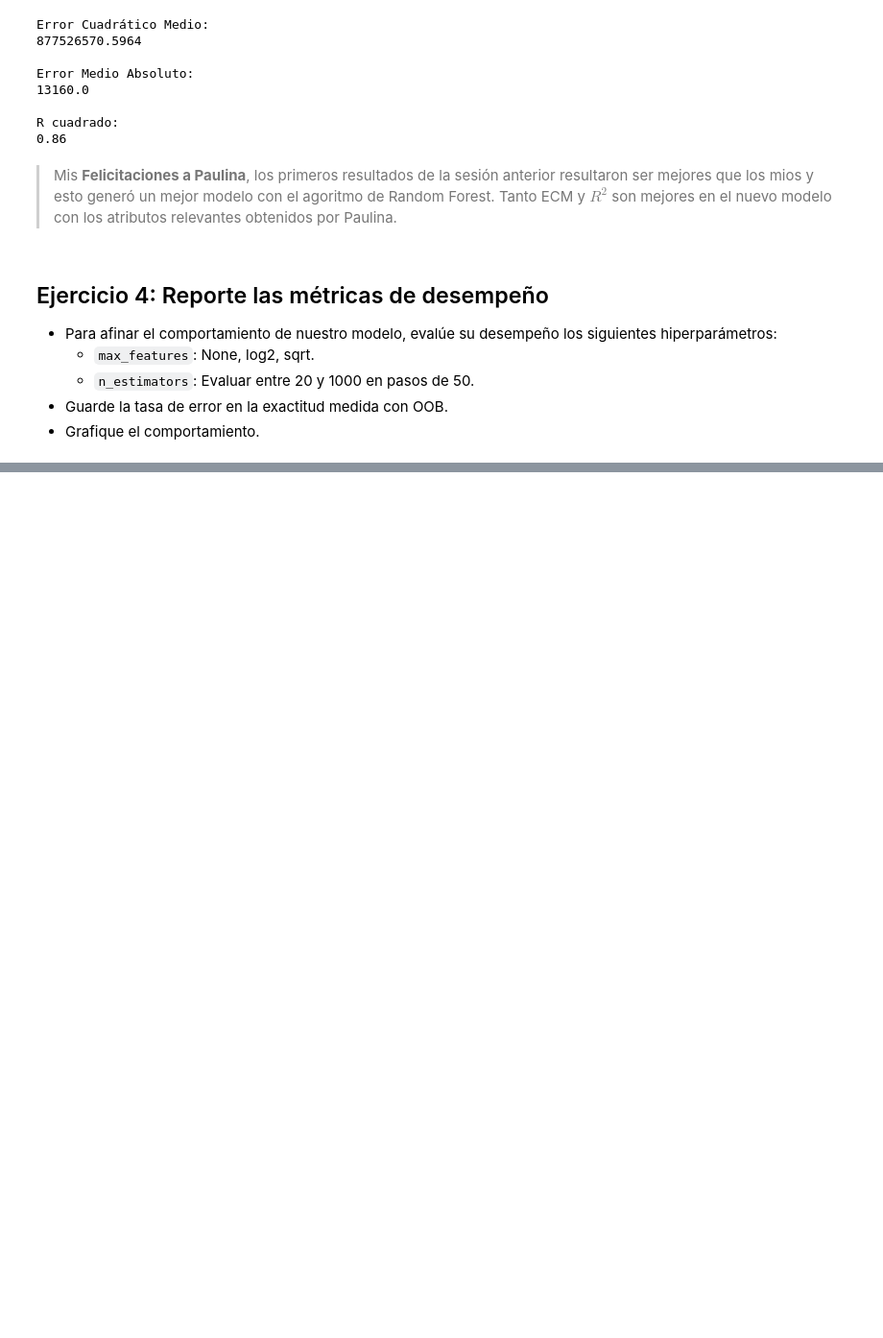
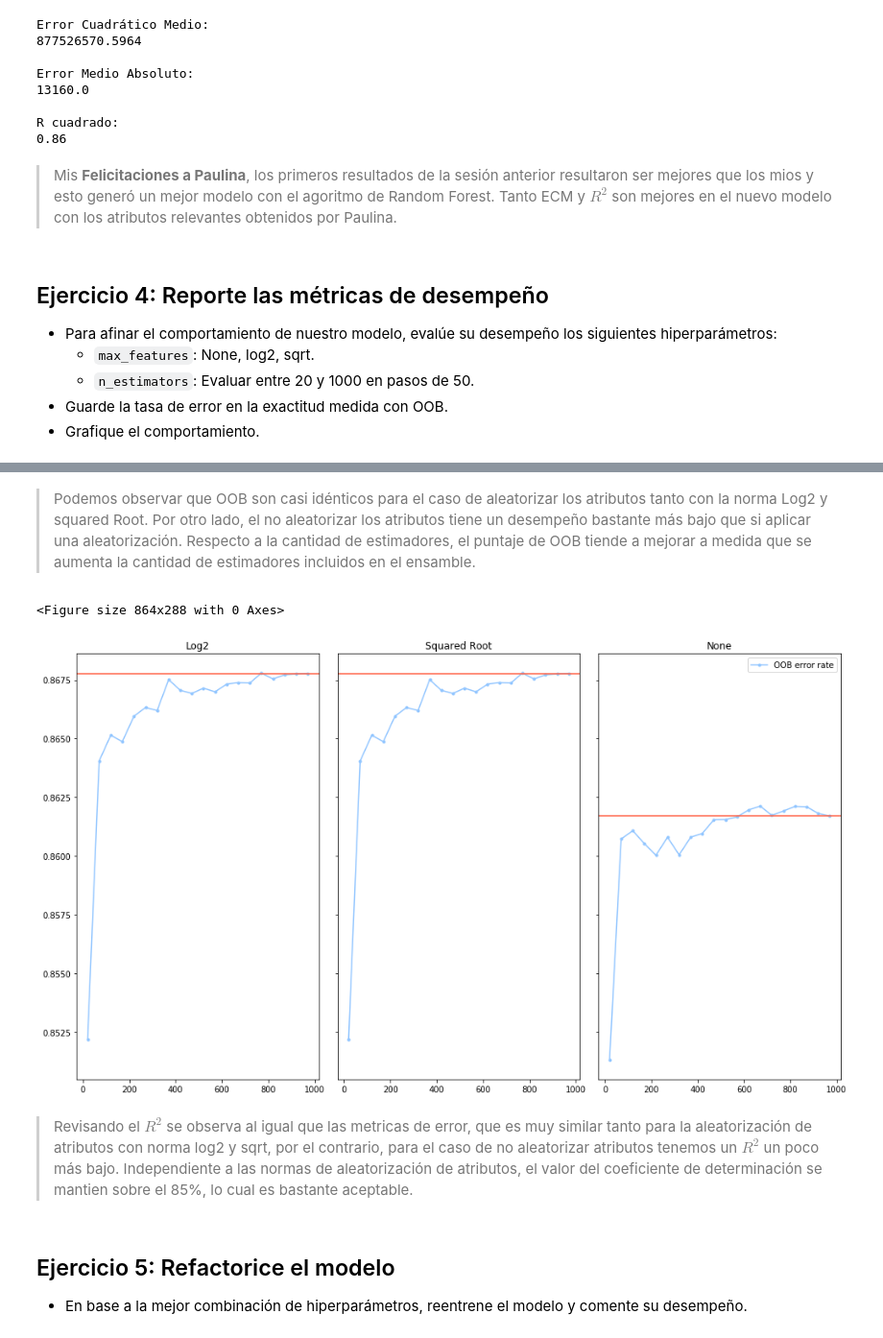
Before and after one commit to ridexmoler/modulo-machine-learning, a Jupyter notebook: semana4/sesion8/Pablo-Rocco-ACT008/notebook.ipynb, the cells around one changed output, grey strips where cells are left out. Shown at 96% size. Drawn from its saved outputs; the diff is of its cells as text; code cells hidden in the pictures; blank space fills up the shorter version.

```diff
--- a/semana4/sesion8/Pablo-Rocco-ACT008/notebook.ipynb
+++ b/semana4/sesion8/Pablo-Rocco-ACT008/notebook.ipynb
@@ -161,0 +224,27 @@ R cuadrado:
+# %% [markdown]
+> Podemos observar que OOB son casi idénticos para el caso de aleatorizar los atributos tanto con la norma Log2 y squared Root. Por otro lado, el no aleatorizar los atributos tiene un desempeño bastante más bajo que si aplicar una aleatorización. Respecto a la cantidad de estimadores, el puntaje de OOB tiende a mejorar a medida que se aumenta la cantidad de estimadores incluidos en el ensamble.
+# %%
+plt.figure(figsize=(12, 4));
+fig, axs = plt.subplots(1, 3, sharex=True, sharey=True);
+axs[0].plot(n_estimators, tmp_test_r2_log2, '.-', label='OOB error rate');
+axs[0].set_title('Log2');
+axs[0].axhline(r2_score(y_test_my, model_rf_log2.predict(X_test_my)), color='tomato')
+
+axs[1].plot(n_estimators, tmp_test_r2_sqrt,'.-',  label='OOB error rate');
+axs[1].set_title('Squared Root');
+axs[1].axhline(r2_score(y_test_my, model_rf_sqrt.predict(X_test_my)), color='tomato')
+
+axs[2].plot(n_estimators, tmp_test_r2_none, '.-', label='OOB error rate');
+axs[2].set_title('None');
+axs[2].axhline(r2_score(y_test_my, model_rf_none.predict(X_test_my)), color='tomato')
+plt.tight_layout();
+plt.legend();
+# %% [output]
+<Figure size 864x288 with 0 Axes>
+[figure, added]
+# %% [markdown]
+> Revisando el $R^2$ se observa al igual que las metricas de error, que es muy similar tanto para la aleatorización de atributos con norma log2 y sqrt, por el contrario, para el caso de no aleatorizar atributos tenemos un $R^2$ un poco más bajo. Independiente a las normas de aleatorización de atributos, el valor del coeficiente de determinación se mantien sobre el 85%, lo cual es bastante aceptable.
+# %% [markdown]
+## Ejercicio 5: Refactorice el modelo
+
+* En base a la mejor combinación de hiperparámetros, reentrene el modelo y comente su desempeño.
```
Also changed, not shown: parts of 8 cells of this notebook.
